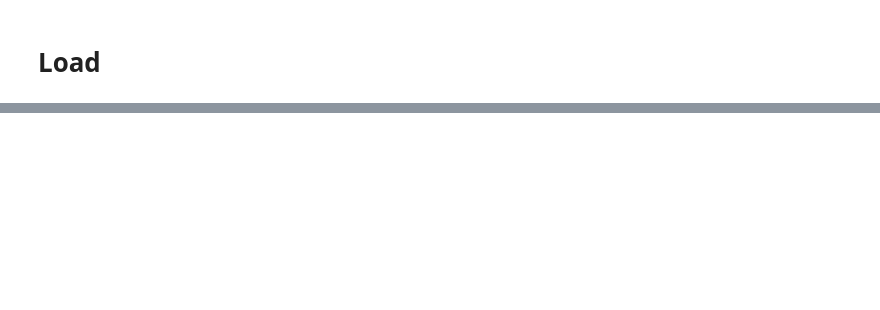
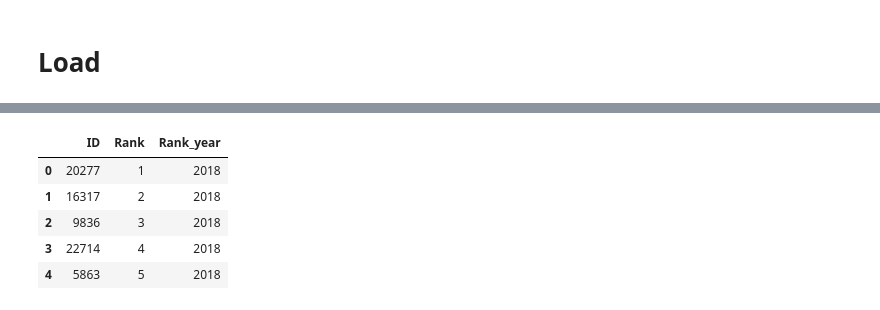
Before and after one commit to ermiasgelaye/ETL-Project, a Jupyter notebook: ETL_data_project.ipynb, the cells around one changed output, grey strips where cells are left out. Saved outputs shown, nothing was run; the diff lists cells and outputs as text; code cells hidden in the pictures; blank space fills up the shorter version.

```diff
--- a/ETL_data_project.ipynb
+++ b/ETL_data_project.ipynb
@@ -325,0 +332,9 @@ pd.read_sql_query('select * from Growth', con=engine).head()
+# %%
+pd.read_sql_query('select * from "Rank"', con=engine).head()
+# %% [output]
+|  | ID | Rank | Rank_year |
+| 0 | 20277 | 1 | 2018 |
+| 1 | 16317 | 2 | 2018 |
+| 2 | 9836 | 3 | 2018 |
+| 3 | 22714 | 4 | 2018 |
+| 4 | 5863 | 5 | 2018 |
```
Also changed, not shown: parts of 9 cells of this notebook, 1 other file.
